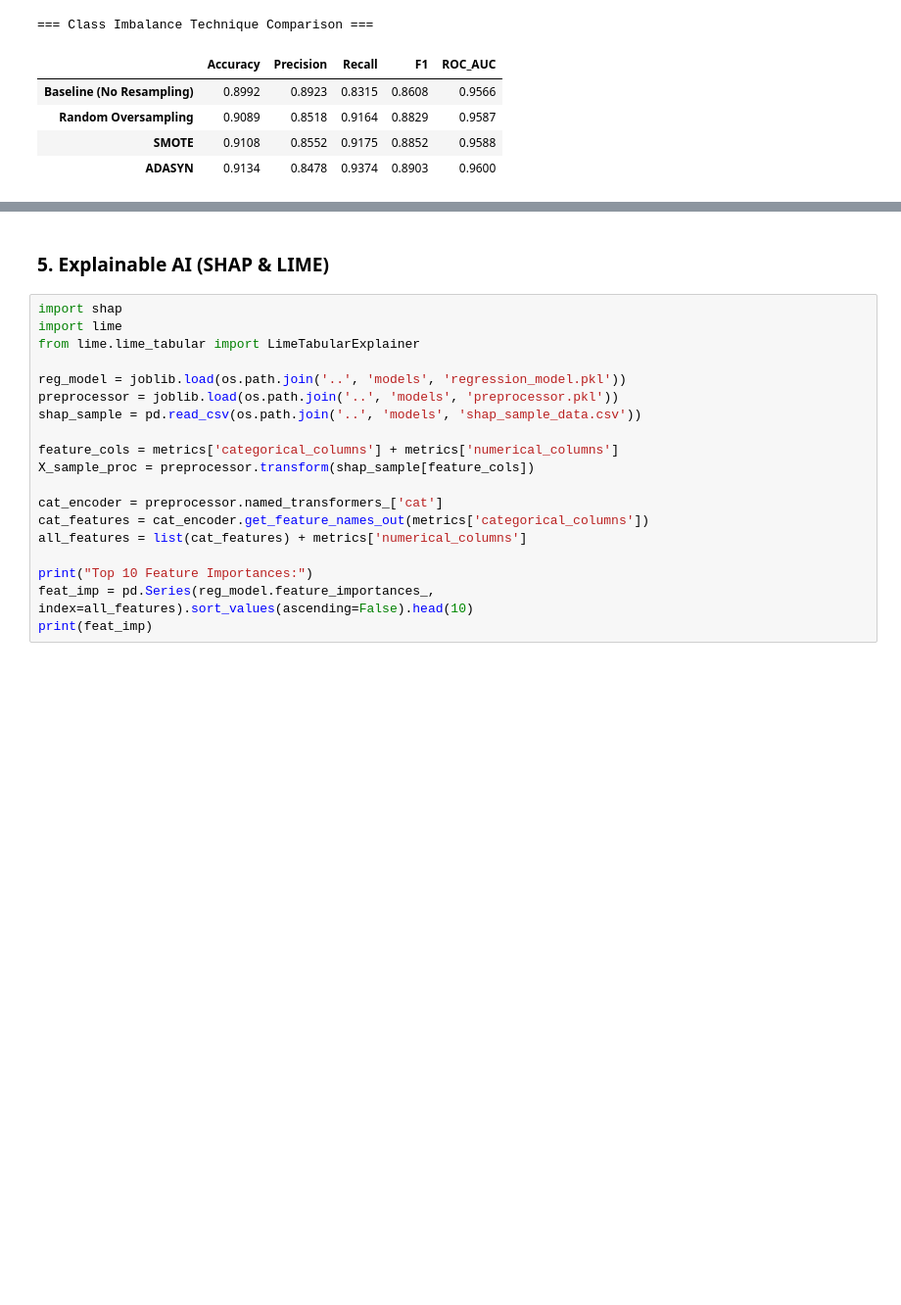
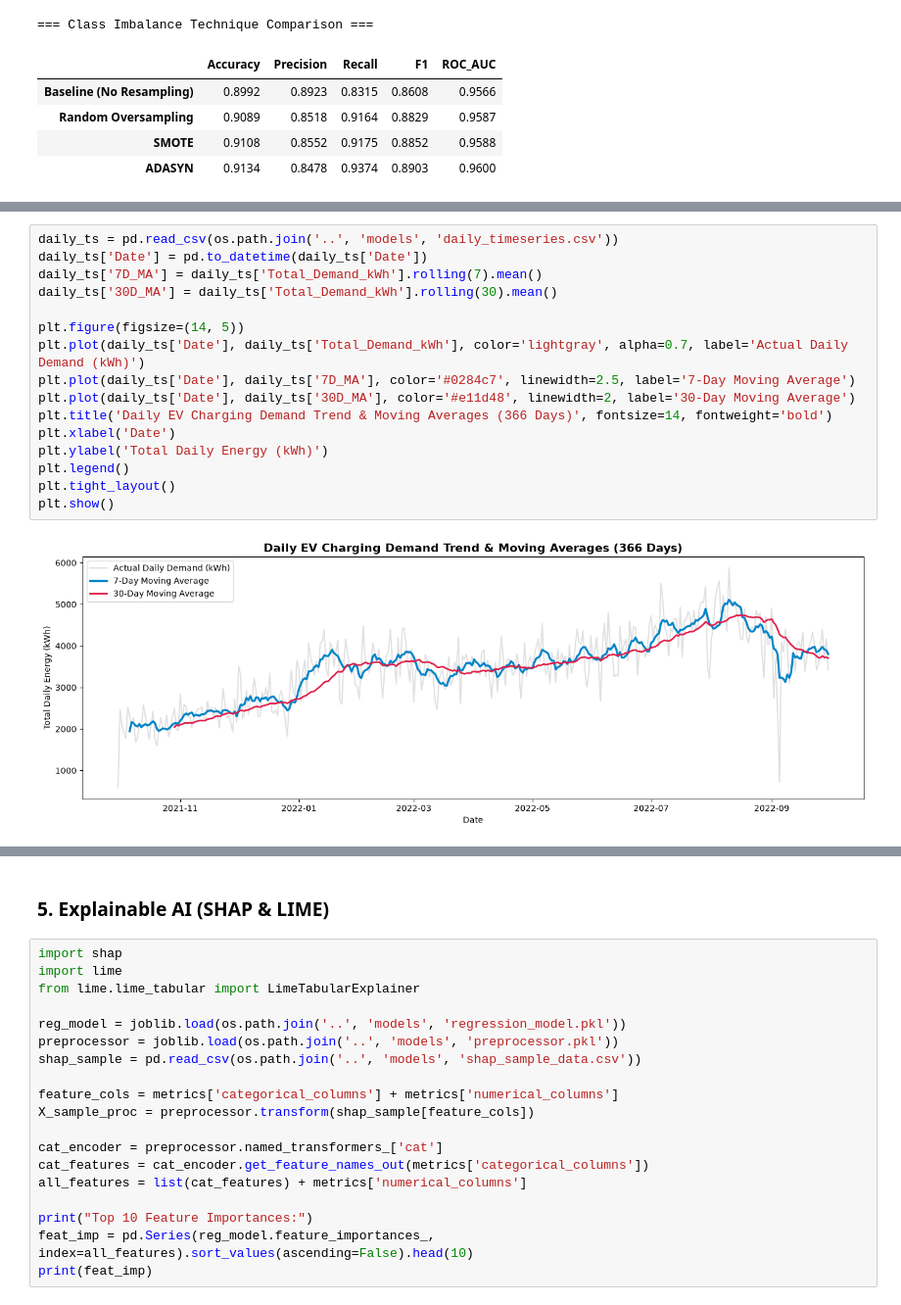
Before and after one commit to Rajuzet/ev-charging-demand-prediction, a Jupyter notebook: notebooks/02_Machine_Learning_Demand_Prediction.ipynb, the cells around one changed output, grey strips where cells are left out. Shown at 98% size. Drawn from its saved outputs; the diff is of its cells as text; blank space fills up the shorter version.

Commit message:
docs(notebooks): embed full time-series trend, decomposition and forecasting plots

```diff
--- a/notebooks/02_Machine_Learning_Demand_Prediction.ipynb
+++ b/notebooks/02_Machine_Learning_Demand_Prediction.ipynb
@@ -99,0 +104,18 @@ imb_df
+# %%
+daily_ts = pd.read_csv(os.path.join('..', 'models', 'daily_timeseries.csv'))
+daily_ts['Date'] = pd.to_datetime(daily_ts['Date'])
+daily_ts['7D_MA'] = daily_ts['Total_Demand_kWh'].rolling(7).mean()
+daily_ts['30D_MA'] = daily_ts['Total_Demand_kWh'].rolling(30).mean()
+
+plt.figure(figsize=(14, 5))
+plt.plot(daily_ts['Date'], daily_ts['Total_Demand_kWh'], color='lightgray', alpha=0.7, label='Actual Daily Demand (kWh)')
+plt.plot(daily_ts['Date'], daily_ts['7D_MA'], color='#0284c7', linewidth=2.5, label='7-Day Moving Average')
+plt.plot(daily_ts['Date'], daily_ts['30D_MA'], color='#e11d48', linewidth=2, label='30-Day Moving Average')
+plt.title('Daily EV Charging Demand Trend & Moving Averages (366 Days)', fontsize=14, fontweight='bold')
+plt.xlabel('Date')
+plt.ylabel('Total Daily Energy (kWh)')
+plt.legend()
+plt.tight_layout()
+plt.show()
+# %% [output]
+[figure, added]
```
Also changed, not shown: parts of 4 cells of this notebook, 2 other files.
